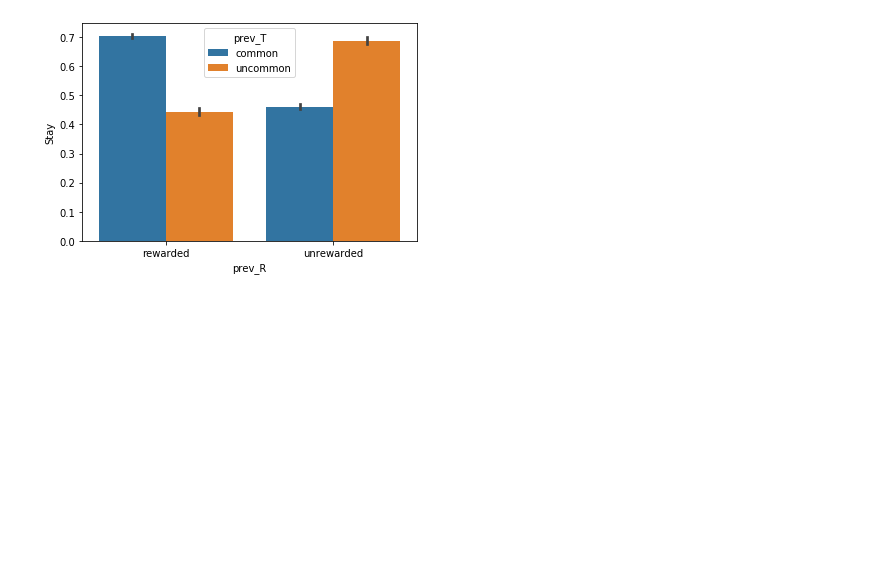
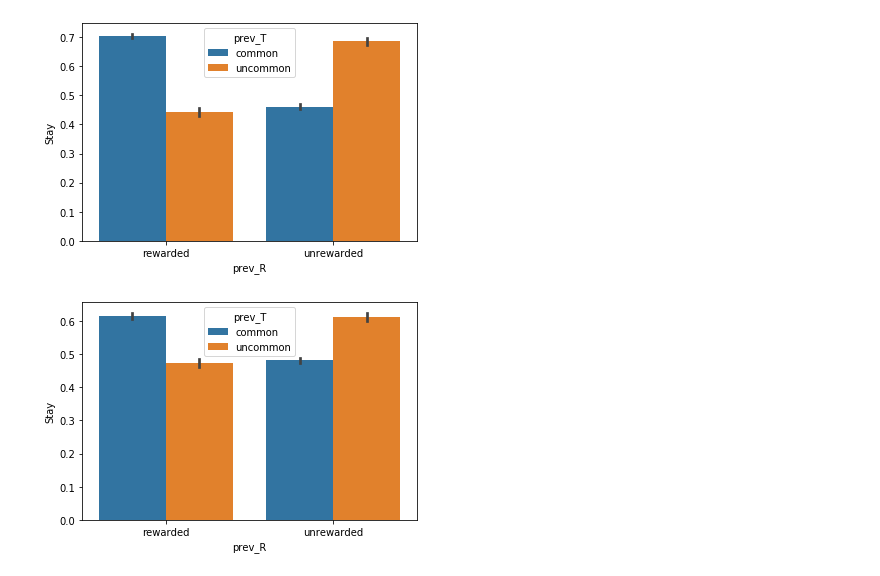
Before and after one commit to kmarr21/thesis, a Jupyter notebook: UnluckySymbol_and_ModelBased.ipynb, the cells around one changed output. Drawn from its saved outputs; the diff is of its cells as text; code cells hidden in the pictures; blank space fills up the shorter version.

```diff
--- a/UnluckySymbol_and_ModelBased.ipynb
+++ b/UnluckySymbol_and_ModelBased.ipynb
@@ -410,16 +455,3 @@ class model_based(object):
 # %%
 np.random.seed(11408)
-
-## Define parameters
-n_agents = 1
-trials = 200
-alpha = 0.2
-beta = 10.00
-
-## Initialize agent.
 agents_MB = model_based(trials, Rs, alpha, beta)
-
-## Train agent.
-agents_MB.train(Rs[:200])
-
-agents_MB.plot()
@@ -431,0 +458,2 @@ In this cell, I train 200 instances of `model_based` on a purely random game (i.
+# %%
+MBtrained = agents_MB.train(Rs)
@@ -516,7 +551,9 @@ class ModelBased(object):
         for i in range(n_trials):
 
             ## Stage 1: Re-compute Q-values.
-            self.Q[0] = T @ self.Q[1:].max(axis=1)
+            #self.Q[0] = T @ self.Q[1:].max(axis=1)
+            self.Q[0,0] = 0.7*max(self.Q[1]) + 0.3*max(self.Q[2])
+            self.Q[0,1] = 0.3*max(self.Q[1]) + 0.7*max(self.Q[2])
 
             ## Stage 1: Compute choice likelihood.
             theta = inv_logit( self.beta_1 * np.diff(self.Q[0]) )
@@ -581,0 +685,33 @@ ax = sns.barplot('prev_R', 'Stay', 'prev_T', data=data, order=['rewarded','unrew
+# %%
+np.random.seed(47404)
+
+data = []
+for _ in tqdm(range(200)):
+
+    ## Simulate outcomes.
+    R = np.random.binomial(1, [[0.5,0.5],[0.5,0.5]], (200,2,2))
+
+    ## Initialize agent.
+    agent = UnluckySymbol(beta_1 = 5, beta_2 = 5, alpha_1 = 0.5, eta_2=0.1)
+
+    ## Train agent.
+    Y, t, r = agent.train(R)
+
+    ## Define variables.
+    prev_R = np.roll(r, 1)[1:]
+    prev_T = np.roll(t, 1)[1:]
+    stay = Y[:-1,0] == Y[1:,0]
+
+    ## Blah.
+    df = DataFrame(np.column_stack([prev_R, prev_T, stay]), columns=['prev_R', 'prev_T', 'Stay'])
+    data.append(df)
+
+## Concatenate DataFrames.
+data = concat(data)
+data.prev_R = data.prev_R.replace({1:'rewarded',0:'unrewarded'})
+data.prev_T = data.prev_T.replace({1:'common',0:'uncommon'})
+
+ax = sns.barplot('prev_R', 'Stay', 'prev_T', data=data, order=['rewarded','unrewarded'],
+                 hue_order=['common','uncommon'])
+# %% [output]
+[figure, added]
```
Also changed, not shown: parts of 24 cells of this notebook.
